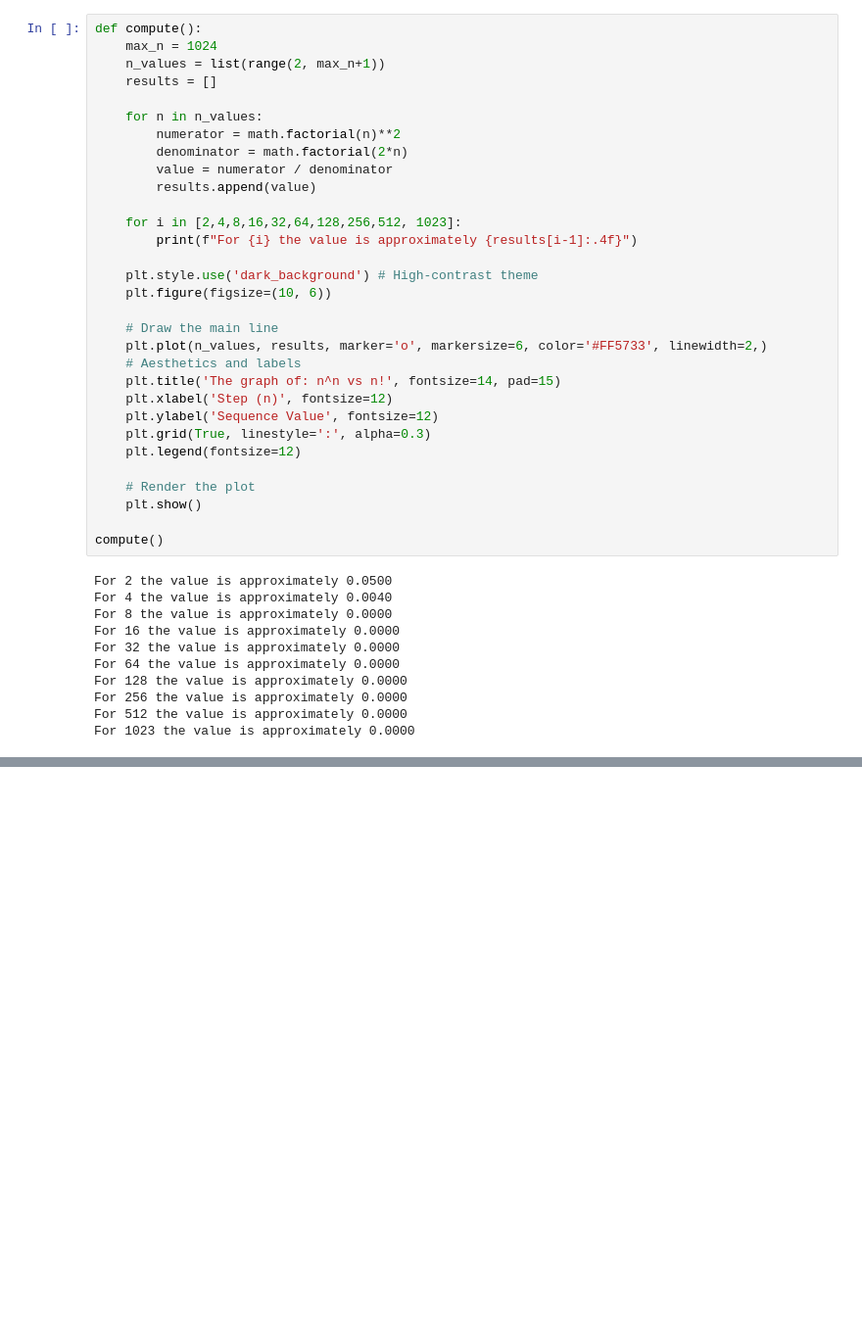
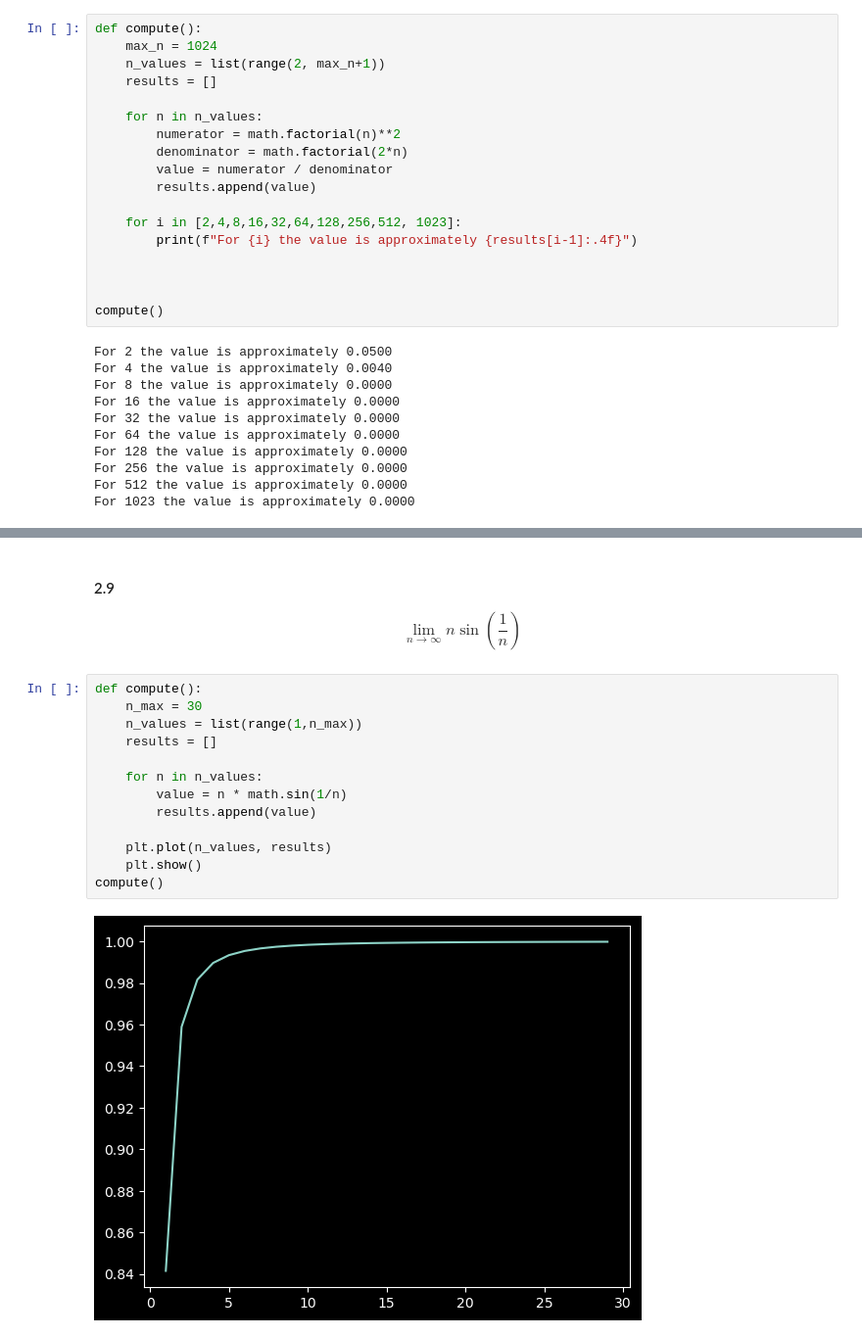
Before and after one commit to KacperCedro/study-notes, a Jupyter notebook: math/Mary-L-Boas/chapter-01.ipynb, the cells around one changed output, grey strips where cells are left out. Shown at 98% size. Cells and saved outputs as stored; diff of their text form; blank space fills up the shorter version.

```diff
--- a/math/Mary-L-Boas/chapter-01.ipynb
+++ b/math/Mary-L-Boas/chapter-01.ipynb
@@ -115,20 +116,7 @@ def compute():
     for i in [2,4,8,16,32,64,128,256,512, 1023]:
         print(f"For {i} the value is approximately {results[i-1]:.4f}")
 
-    plt.style.use('dark_background') # High-contrast theme
-    plt.figure(figsize=(10, 6))
 
-    # Draw the main line
-    plt.plot(n_values, results, marker='o', markersize=6, color='#FF5733', linewidth=2,)
-    # Aesthetics and labels
-    plt.title('The graph of: n^n vs n!', fontsize=14, pad=15)
-    plt.xlabel('Step (n)', fontsize=12)
-    plt.ylabel('Sequence Value', fontsize=12)
-    plt.grid(True, linestyle=':', alpha=0.3)
-    plt.legend(fontsize=12)
-
-    # Render the plot
-    plt.show()
 
 compute()
 # %% [output]
@@ -144,0 +135,18 @@ For 1023 the value is approximately 0.0000
+# %% [markdown]
+#### 2.9
+$$\lim_{n \to \infty} n\sin \left ( \frac{1}{n} \right)$$
+# %%
+def compute():
+    n_max = 30
+    n_values = list(range(1,n_max))
+    results = []
+
+    for n in n_values:
+        value = n * math.sin(1/n)
+        results.append(value)
+
+    plt.plot(n_values, results)
+    plt.show()
+compute()
+# %% [output]
+[figure, added]
```
Also changed, not shown: parts of 7 cells of this notebook.
